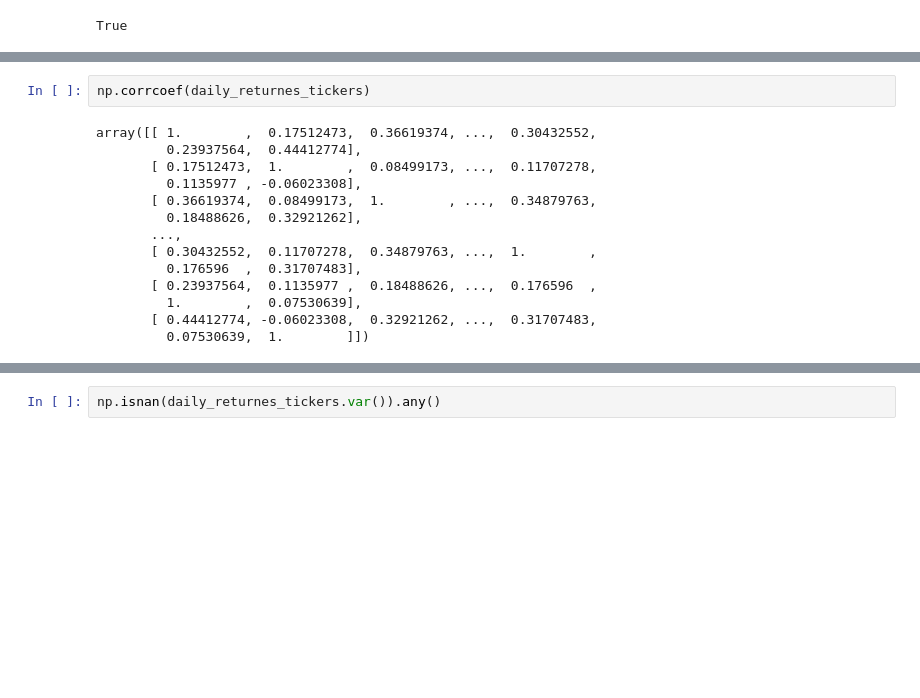
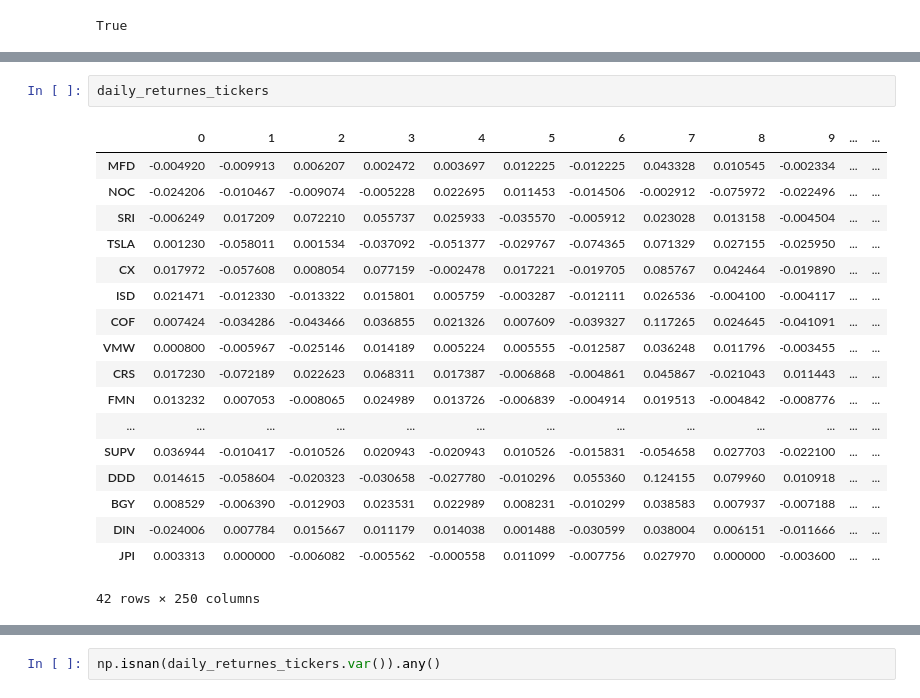
Before and after one commit to danyaklimov/coursework, a Jupyter notebook: coursework.ipynb, the cells around one changed output, grey strips where cells are left out. Saved outputs shown, nothing was run; the diff lists cells and outputs as text; blank space fills up the shorter version.

```diff
--- a/coursework.ipynb
+++ b/coursework.ipynb
@@ -48,19 +66,24 @@ True
 # %%
-np.corrcoef(daily_returnes_tickers)
+daily_returnes_tickers
 # %% [output]
+|  | 0 | 1 | 2 | 3 | 4 | 5 | 6 | 7 | 8 | 9 | ... | ... |
+| MFD | -0.004920 | -0.009913 | 0.006207 | 0.002472 | 0.003697 | 0.012225 | -0.012225 | 0.043328 | 0.010545 | -0.002334 | ... | ... |
+| NOC | -0.024206 | -0.010467 | -0.009074 | -0.005228 | 0.022695 | 0.011453 | -0.014506 | -0.002912 | -0.075972 | -0.022496 | ... | ... |
+| SRI | -0.006249 | 0.017209 | 0.072210 | 0.055737 | 0.025933 | -0.035570 | -0.005912 | 0.023028 | 0.013158 | -0.004504 | ... | ... |
+| TSLA | 0.001230 | -0.058011 | 0.001534 | -0.037092 | -0.051377 | -0.029767 | -0.074365 | 0.071329 | 0.027155 | -0.025950 | ... | ... |
+| CX | 0.017972 | -0.057608 | 0.008054 | 0.077159 | -0.002478 | 0.017221 | -0.019705 | 0.085767 | 0.042464 | -0.019890 | ... | ... |
+| ISD | 0.021471 | -0.012330 | -0.013322 | 0.015801 | 0.005759 | -0.003287 | -0.012111 | 0.026536 | -0.004100 | -0.004117 | ... | ... |
+| COF | 0.007424 | -0.034286 | -0.043466 | 0.036855 | 0.021326 | 0.007609 | -0.039327 | 0.117265 | 0.024645 | -0.041091 | ... | ... |
+| VMW | 0.000800 | -0.005967 | -0.025146 | 0.014189 | 0.005224 | 0.005555 | -0.012587 | 0.036248 | 0.011796 | -0.003455 | ... | ... |
+| CRS | 0.017230 | -0.072189 | 0.022623 | 0.068311 | 0.017387 | -0.006868 | -0.004861 | 0.045867 | -0.021043 | 0.011443 | ... | ... |
+| FMN | 0.013232 | 0.007053 | -0.008065 | 0.024989 | 0.013726 | -0.006839 | -0.004914 | 0.019513 | -0.004842 | -0.008776 | ... | ... |
+| ... | ... | ... | ... | ... | ... | ... | ... | ... | ... | ... | ... | ... |
+| SUPV | 0.036944 | -0.010417 | -0.010526 | 0.020943 | -0.020943 | 0.010526 | -0.015831 | -0.054658 | 0.027703 | -0.022100 | ... | ... |
+| DDD | 0.014615 | -0.058604 | -0.020323 | -0.030658 | -0.027780 | -0.010296 | 0.055360 | 0.124155 | 0.079960 | 0.010918 | ... | ... |
+| BGY | 0.008529 | -0.006390 | -0.012903 | 0.023531 | 0.022989 | 0.008231 | -0.010299 | 0.038583 | 0.007937 | -0.007188 | ... | ... |
+| DIN | -0.024006 | 0.007784 | 0.015667 | 0.011179 | 0.014038 | 0.001488 | -0.030599 | 0.038004 | 0.006151 | -0.011666 | ... | ... |
+| JPI | 0.003313 | 0.000000 | -0.006082 | -0.005562 | -0.000558 | 0.011099 | -0.007756 | 0.027970 | 0.000000 | -0.003600 | ... | ... |
-array([[ 1.        ,  0.17512473,  0.36619374, ...,  0.30432552,
-         0.23937564,  0.44412774],
-       [ 0.17512473,  1.        ,  0.08499173, ...,  0.11707278,
-         0.1135977 , -0.06023308],
-       [ 0.36619374,  0.08499173,  1.        , ...,  0.34879763,
-         0.18488626,  0.32921262],
-       ...,
-       [ 0.30432552,  0.11707278,  0.34879763, ...,  1.        ,
-         0.176596  ,  0.31707483],
-       [ 0.23937564,  0.1135977 ,  0.18488626, ...,  0.176596  ,
-         1.        ,  0.07530639],
-       [ 0.44412774, -0.06023308,  0.32921262, ...,  0.31707483,
-         0.07530639,  1.        ]])
+42 rows × 250 columns
 # %%
 daily_returnes_tickers.var(axis=1)
 
```
Also changed, not shown: parts of 4 cells of this notebook, 8 other files.
